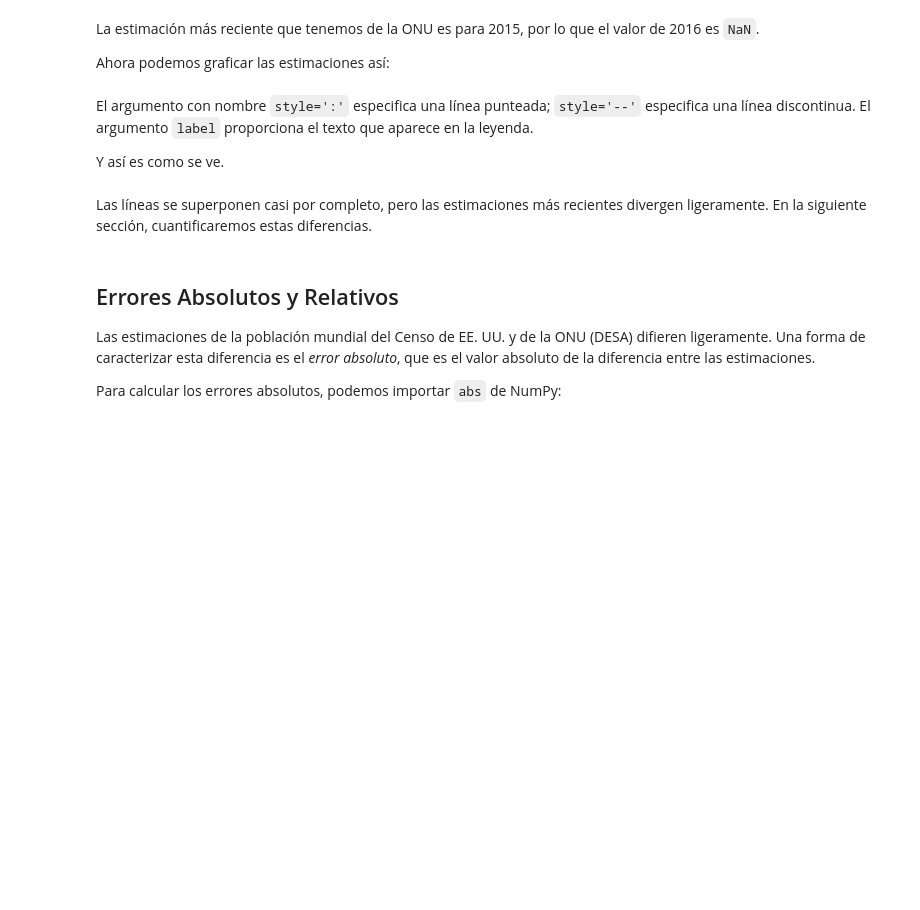
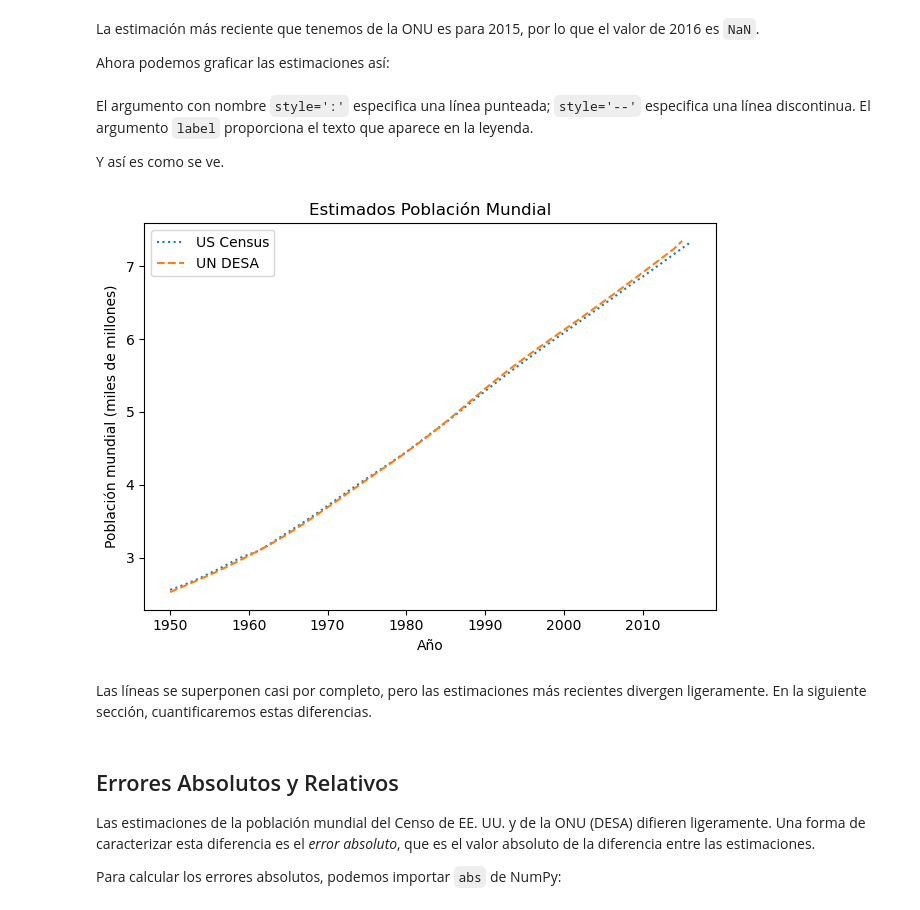
Before and after one commit to avasqueze/Modelos_Simulacion, a Jupyter notebook: Clase5_b.ipynb, the cells around one changed output. Drawn from its saved outputs; the diff is of its cells as text; code cells hidden in the pictures; blank space fills up the shorter version.

```diff
--- a/Clase5_b.ipynb
+++ b/Clase5_b.ipynb
@@ -104,15 +129,17 @@ Ahora podemos graficar las estimaciones así:
 def plot_estimates():
     census.plot(style=':', label='US Census')
     un.plot(style='--', label='UN DESA')
-    decorar(xlabel='Year',
-             ylabel='World population (billions)')
+    decorar(xlabel='Año',
+             ylabel='Población mundial (miles de millones)')
 # %% [markdown]
 El argumento con nombre `style=':'` especifica una línea punteada; `style='--'` especifica una línea discontinua. El argumento `label` proporciona el texto que aparece en la leyenda.
 
 Y así es como se ve.
 # %%
 plot_estimates()
-decorar(title='World population estimates')
+decorar(title='Estimados Población Mundial')
+# %% [output]
+[figure, added]
 # %% [markdown]
 Las líneas se superponen casi por completo, pero las estimaciones más recientes divergen ligeramente. En la siguiente sección, cuantificaremos estas diferencias.
 # %% [markdown]
```
Also changed, not shown: parts of 22 cells of this notebook, 7 other files.
